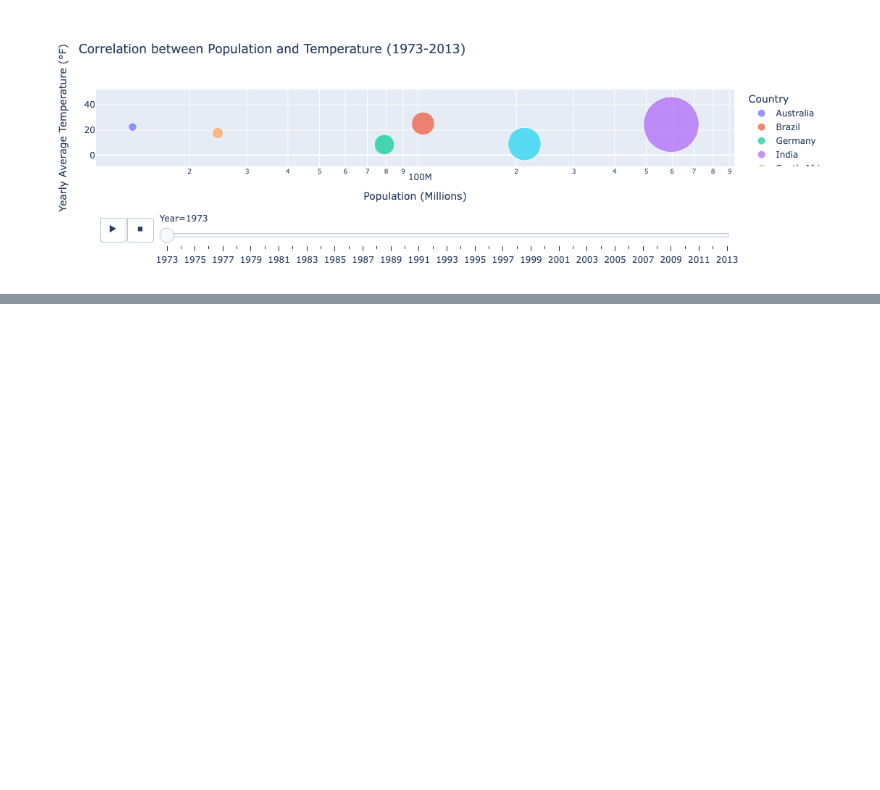
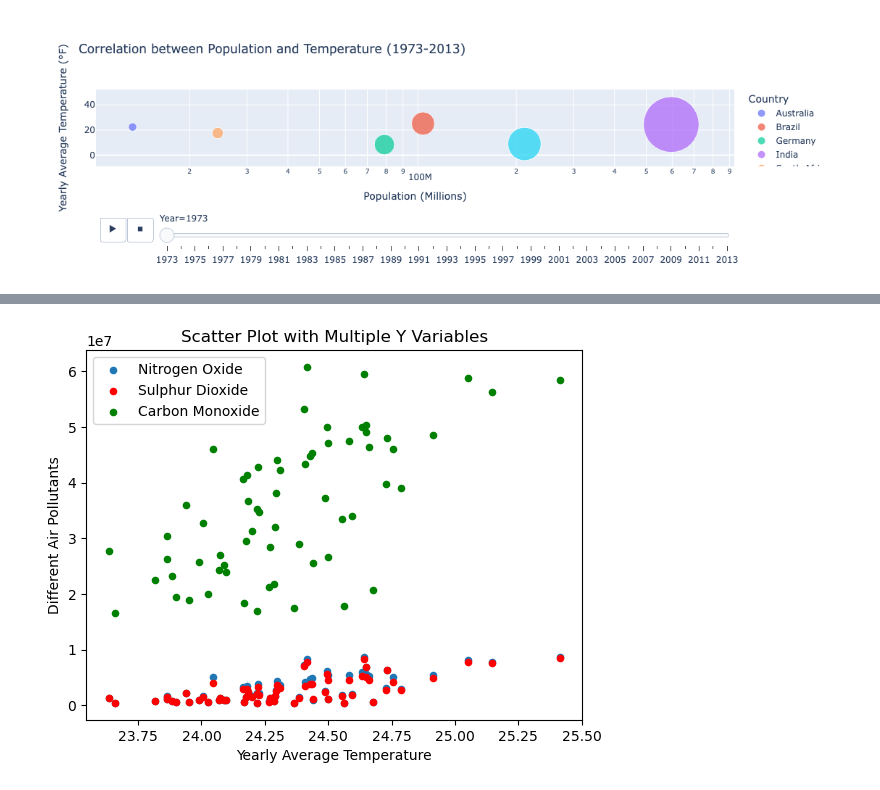
Before and after one commit to Sophiatun/Climate_Change_Analysis, a Jupyter notebook: graph_data.ipynb, the cells around one changed output, grey strips where cells are left out. Saved outputs shown, nothing was run; the diff lists cells and outputs as text; code cells hidden in the pictures; blank space fills up the shorter version.

```diff
--- a/graph_data.ipynb
+++ b/graph_data.ipynb
@@ -361,0 +439,24 @@ fig.show()
+# %%
+# Create a sample DataFrame
+data = {'X': Indiaair["Yearly Average Temperature"],
+        'Y1': Indiaair["Nitrogen Oxide"],
+        'Y2': Indiaair["Sulphur Dioxide"],
+        'Y3': Indiaair["Carbon Monoxide"],
+       }
+df = pd.DataFrame(data)
+
+# Plotting the scatter plot for each y variable
+ax = df.plot.scatter(x='X', y='Y1', label='Nitrogen Oxide')
+df.plot.scatter(x='X', y='Y2', color='red', label='Sulphur Dioxide', ax=ax)
+df.plot.scatter(x='X', y='Y3', color='green', label='Carbon Monoxide', ax=ax)
+
+# Add labels and title
+plt.xlabel('Yearly Average Temperature')
+plt.ylabel('Different Air Pollutants')
+plt.title('Scatter Plot with Multiple Y Variables')
+
+# Show the plot
+plt.legend()
+plt.show()
+# %% [output]
+[figure, added]
```
Also changed, not shown: parts of 10 cells of this notebook.
